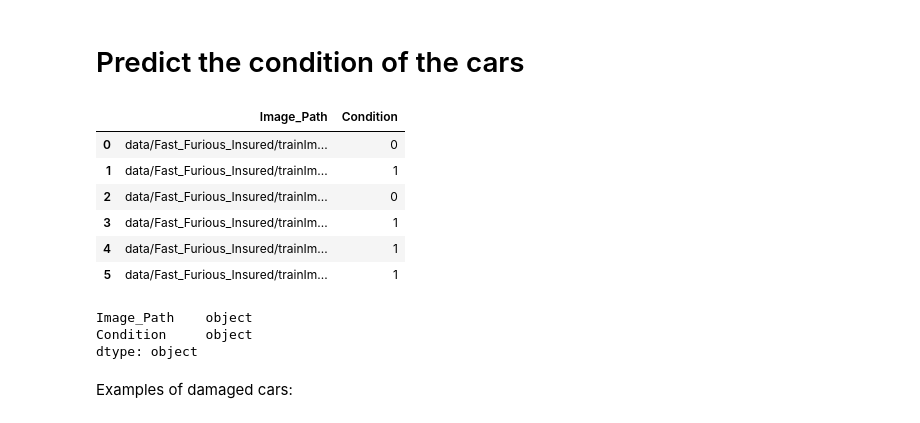
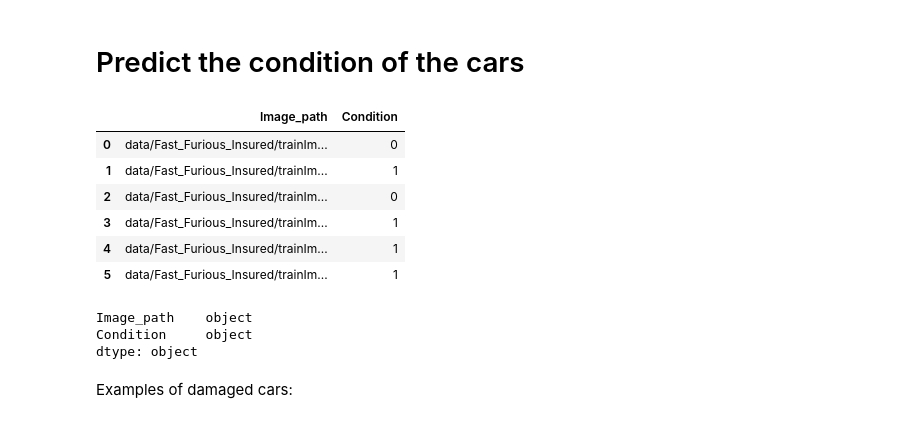
Before and after one commit to moriagr/ML_final_Project, a Jupyter notebook: car_insurance_1.ipynb, the cells around one changed output. Cells and saved outputs as stored; diff of their text form; code cells hidden in the pictures.

```diff
--- a/car_insurance_1.ipynb
+++ b/car_insurance_1.ipynb
@@ -94,11 +94,11 @@ dtype: object
 # %%
 #Create a new dataset
 img_df = pd.DataFrame()
-img_df["Image_Path"]="data/Fast_Furious_Insured/trainImages/" + df["Image_path"]
+img_df["Image_path"]="data/Fast_Furious_Insured/trainImages/" + df["Image_path"]
 img_df["Condition"]=df["Condition"]
 img_df.head(6)
 # %% [output]
-|  | Image_Path | Condition |
+|  | Image_path | Condition |
 | 0 | data/Fast_Furious_Insured/trainIm... | 0 |
 | 1 | data/Fast_Furious_Insured/trainIm... | 1 |
 | 2 | data/Fast_Furious_Insured/trainIm... | 0 |
@@ -110,7 +112,7 @@ img_df.head(6)
 img_df = img_df.astype({'Condition': str})
 img_df.dtypes
 # %% [output]
-Image_Path    object
+Image_path    object
 Condition     object
 dtype: object
 # %% [markdown]
```
Also changed, not shown: parts of 84 cells of this notebook.
